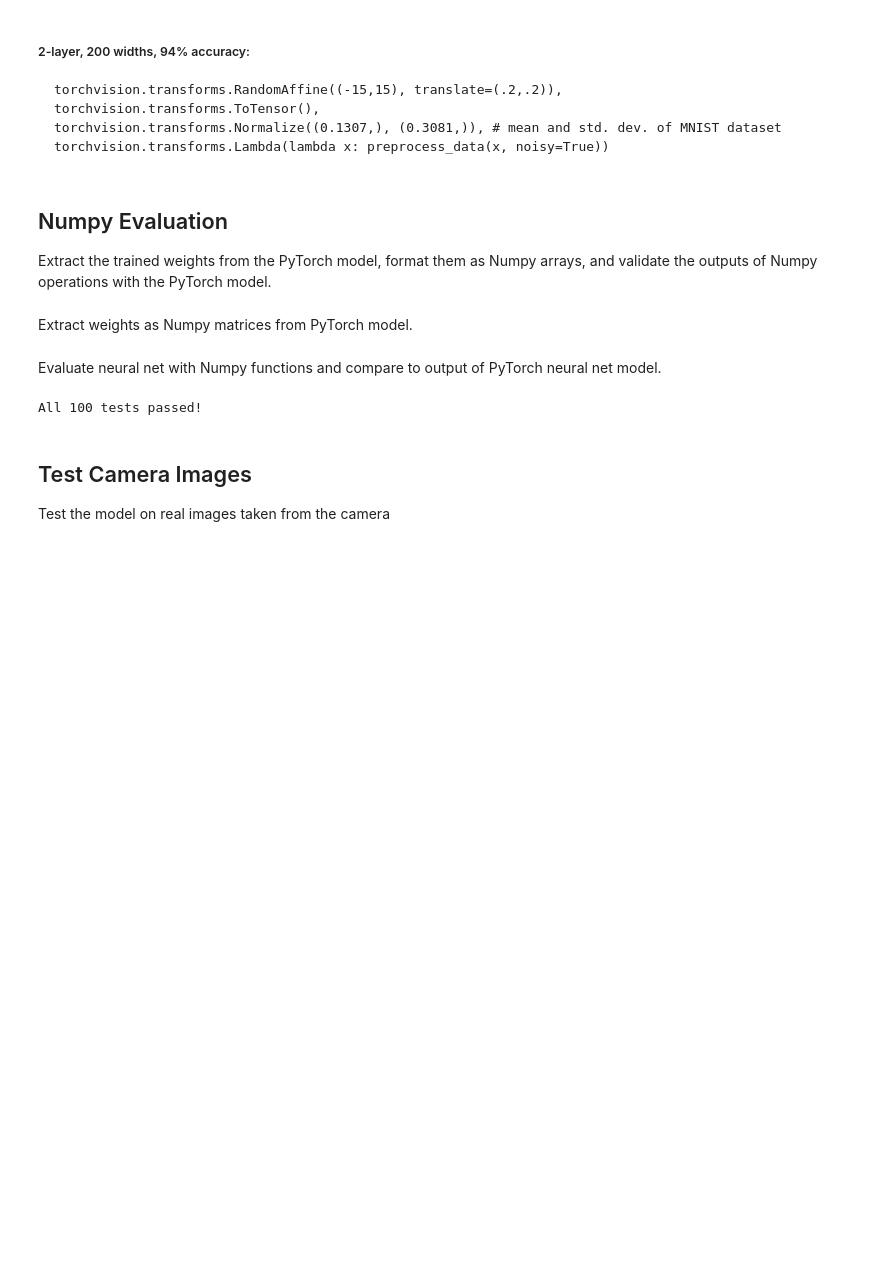
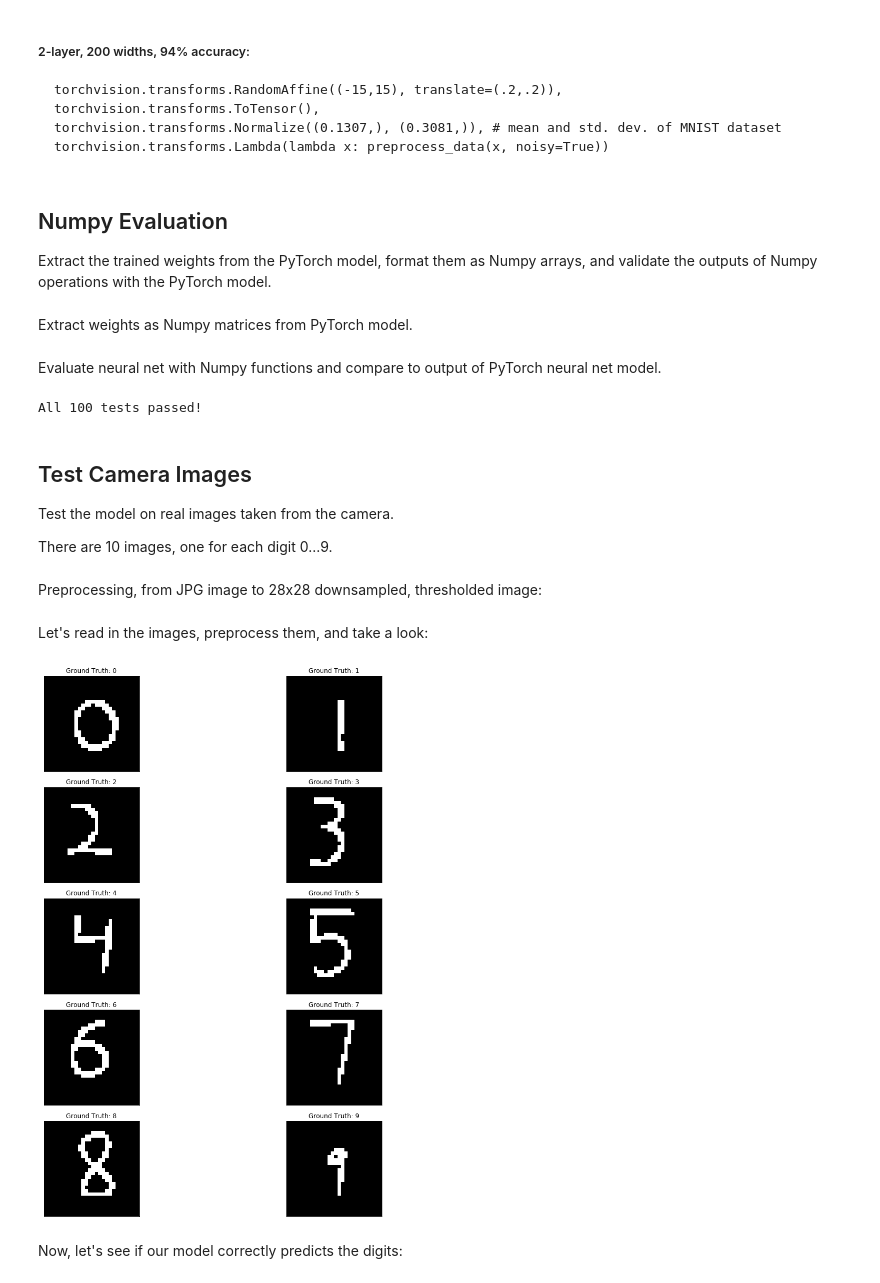
Before and after one commit to JiahanLiu/ImageRecognFPGA, a Jupyter notebook: Cpu_Prototype/michaels_notebook_model/MNIST Model.ipynb, the cells around one changed output. Drawn from its saved outputs; the diff is of its cells as text; code cells hidden in the pictures; blank space fills up the shorter version.

```diff
--- a/Cpu_Prototype/michaels_notebook_model/MNIST Model.ipynb
+++ b/Cpu_Prototype/michaels_notebook_model/MNIST Model.ipynb
@@ -293,4 +296,59 @@ print("All %d tests passed!" % num_tests)
 All 100 tests passed!
 # %% [markdown]
 ## Test Camera Images
-Test the model on real images taken from the camera
+Test the model on real images taken from the camera.
+
+There are 10 images, one for each digit 0...9.
+# %% [markdown]
+Preprocessing, from JPG image to 28x28 downsampled, thresholded image:
+# %%
+def preprocess_camera_image(jpg_path, black_threshold=.15, crop_margin=0.85):
+    # Open with PIL
+    with Image.open(jpg_path) as img_PIL:
+        # Crop (to square, remove timestamp)
+        width, height = img_PIL.size
+        target_size = crop_margin * height
+        leftright_margin = (width - target_size) / 2
+        topbottom_margin = (height - target_size) / 2
+        area = (leftright_margin, topbottom_margin, width-leftright_margin, \
+                       height-topbottom_margin) # rescale to square and remove time stamp
+        img_PIL = img_PIL.crop(area)
+        # Convert to Numpy
+        img = np.asarray(img_PIL)
+    # Grayscale (by averaging channels)
+    img_gray = np.mean(img, axis=2)
+    # Treshold
+    minn = np.min(img_gray)
+    maxx = np.max(img_gray)
+    rng = maxx-minn
+    thresh = black_threshold * rng + minn
+    img_thresh = img_gray < thresh
+    # Downsample (using max)
+    img_small = block_reduce(img_thresh, block_size=(28, 28), func=np.max)[:28,:28]
+    return img_small
+# %% [markdown]
+Let's read in the images, preprocess them, and take a look:
+# %%
+real_images = []
+fig = plt.figure(figsize=(15,15))
+num_examples_rows = 5
+num_examples_cols = 2
+for r in range(num_examples_rows):
+    for c in range(num_examples_cols):
+        # Get image
+        digit = r*num_examples_cols + c
+        jpg_path = "./data/real_images/%d.JPG" % digit
+        image = preprocess_camera_image(jpg_path)
+        real_images.append(image)
+        # Plot
+        plt_idx = r*num_examples_cols + c + 1
+        plt.subplot(num_examples_rows, num_examples_cols, plt_idx)
+        plt.tight_layout()
+        plt.imshow(image, cmap='gray', interpolation='none')
+        plt.title("Ground Truth: {}".format(digit))
+        plt.xticks([])
+        plt.yticks([])
+# %% [output]
+[figure, added]
+# %% [markdown]
+Now, let's see if our model correctly predicts the digits:
```
Also changed, not shown: parts of 2 cells of this notebook.
